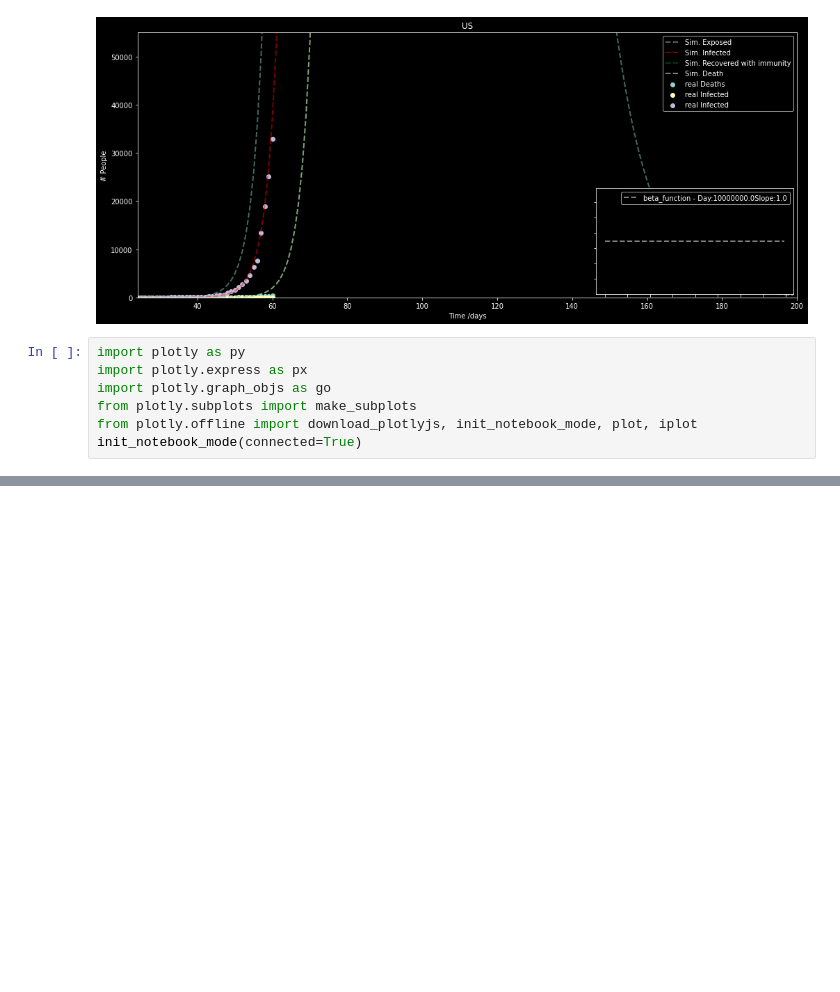
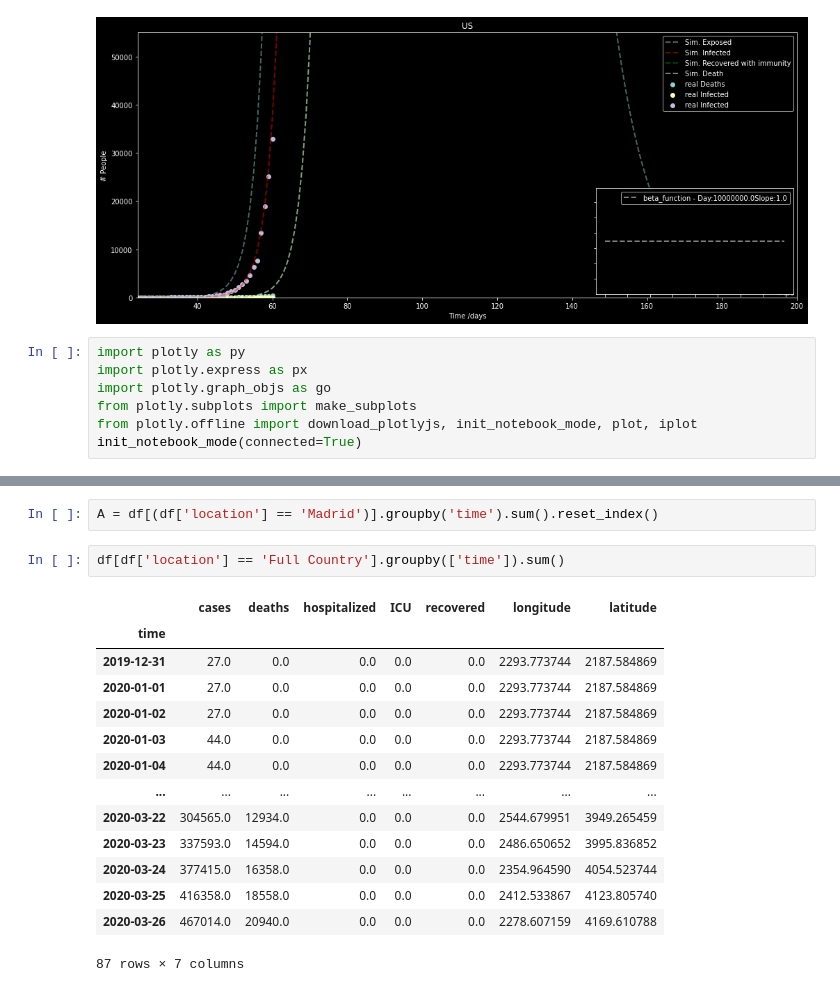
Before and after one commit to mkefly/Simulations-COVID19, a Jupyter notebook: notebooks/test_notebook.ipynb, the cells around one changed output, grey strips where cells are left out. Cells and saved outputs as stored; diff of their text form; blank space fills up the shorter version.

```diff
--- a/notebooks/test_notebook.ipynb
+++ b/notebooks/test_notebook.ipynb
@@ -210,0 +245,19 @@ ValueError:
+# %%
+A = df[(df['location'] == 'Madrid')].groupby('time').sum().reset_index()
+# %%
+df[df['location'] == 'Full Country'].groupby(['time']).sum()
+# %% [output]
+|  | cases | deaths | hospitalized | ICU | recovered | longitude | latitude |
+| time |  |  |  |  |  |  |  |
+| 2019-12-31 | 27.0 | 0.0 | 0.0 | 0.0 | 0.0 | 2293.773744 | 2187.584869 |
+| 2020-01-01 | 27.0 | 0.0 | 0.0 | 0.0 | 0.0 | 2293.773744 | 2187.584869 |
+| 2020-01-02 | 27.0 | 0.0 | 0.0 | 0.0 | 0.0 | 2293.773744 | 2187.584869 |
+| 2020-01-03 | 44.0 | 0.0 | 0.0 | 0.0 | 0.0 | 2293.773744 | 2187.584869 |
+| 2020-01-04 | 44.0 | 0.0 | 0.0 | 0.0 | 0.0 | 2293.773744 | 2187.584869 |
+| ... | ... | ... | ... | ... | ... | ... | ... |
+| 2020-03-22 | 304565.0 | 12934.0 | 0.0 | 0.0 | 0.0 | 2544.679951 | 3949.265459 |
+| 2020-03-23 | 337593.0 | 14594.0 | 0.0 | 0.0 | 0.0 | 2486.650652 | 3995.836852 |
+| 2020-03-24 | 377415.0 | 16358.0 | 0.0 | 0.0 | 0.0 | 2354.964590 | 4054.523744 |
+| 2020-03-25 | 416358.0 | 18558.0 | 0.0 | 0.0 | 0.0 | 2412.533867 | 4123.805740 |
+| 2020-03-26 | 467014.0 | 20940.0 | 0.0 | 0.0 | 0.0 | 2278.607159 | 4169.610788 |
+87 rows × 7 columns
```
Also changed, not shown: parts of 13 cells of this notebook, 8 other files.
